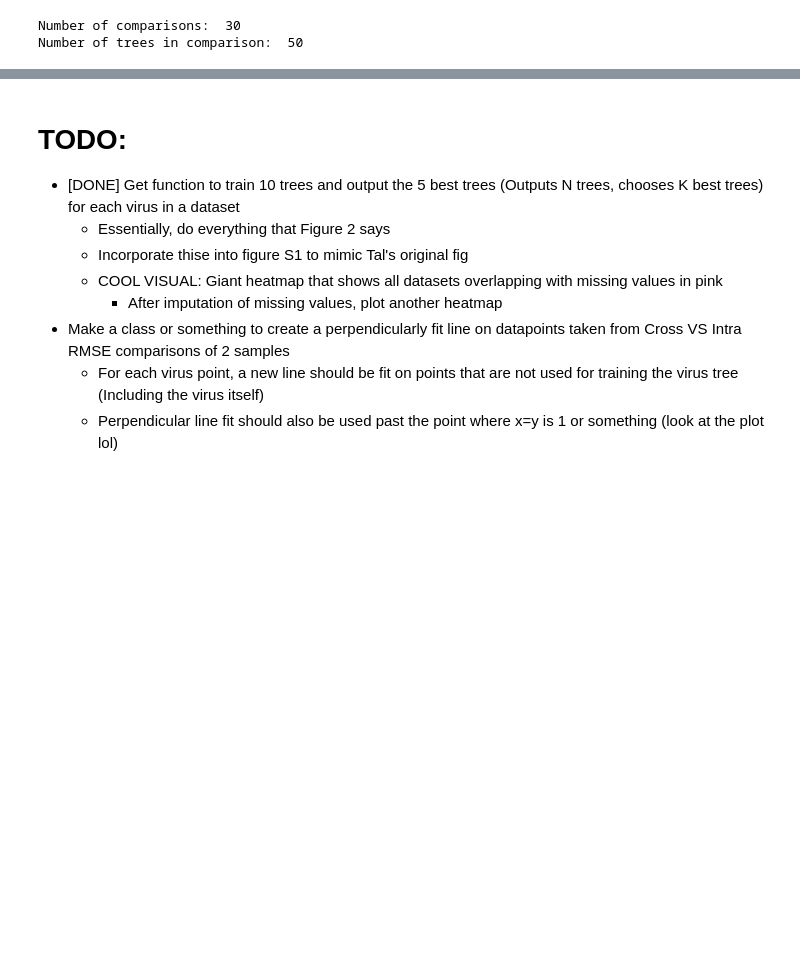
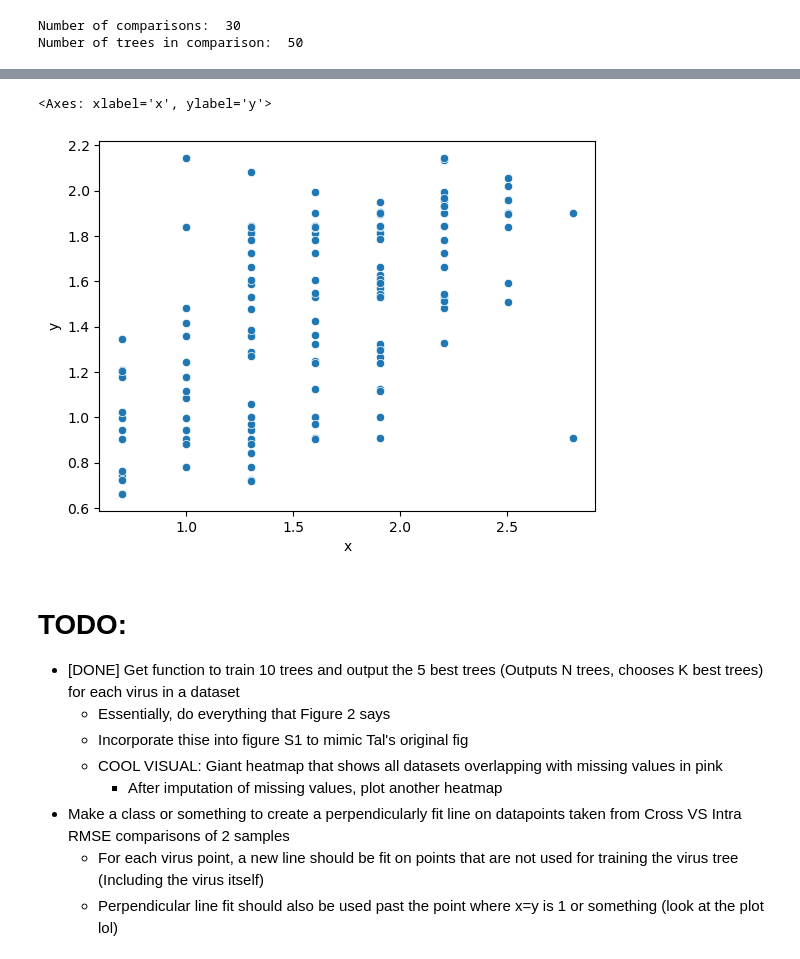
Before and after one commit to nick33333/einav_lab_work, a Jupyter notebook: Nicks_stuff/my_main_func.ipynb, the cells around one changed output, grey strips where cells are left out. Drawn from its saved outputs; the diff is of its cells as text; code cells hidden in the pictures; blank space fills up the shorter version.

```diff
--- a/Nicks_stuff/my_main_func.ipynb
+++ b/Nicks_stuff/my_main_func.ipynb
@@ -404,0 +402,6 @@ for idx, source_table in enumerate(table_list):
+# %%
+dtr_list_S13_S14 = comparison_dict['tableS13 TO tableS14']['A/PANAMA/2007/99']
+
+a = ['A/PERTH/27/2007', 'A/PERTH/16/2009', 'A/TASMANIA/1/97', 'NL/620/89', 'A/PERTH/16/2009']
+a.append(dtr_list_S13_S14[4])
+tableS14[a]
@@ -405,3 +497,13 @@ for idx, source_table in enumerate(table_list):
+# %%
+df = pd.DataFrame()
+
+
+df['y']=np.log10(HAI_predictions.tolist()[0])
+df['x']=np.log10(HAI_measurements.tolist()[0])
+sns.scatterplot(df, x='x', y='y')
+# %% [output]
+<Axes: xlabel='x', ylabel='y'>
+[figure, added]
 # %% [markdown]
 # TODO:
 - [DONE] Get function to train 10 trees and output the 5 best trees (Outputs N trees, chooses K best trees) for each virus in a dataset
```
Also changed, not shown: parts of 29 cells of this notebook, 4 other files.
